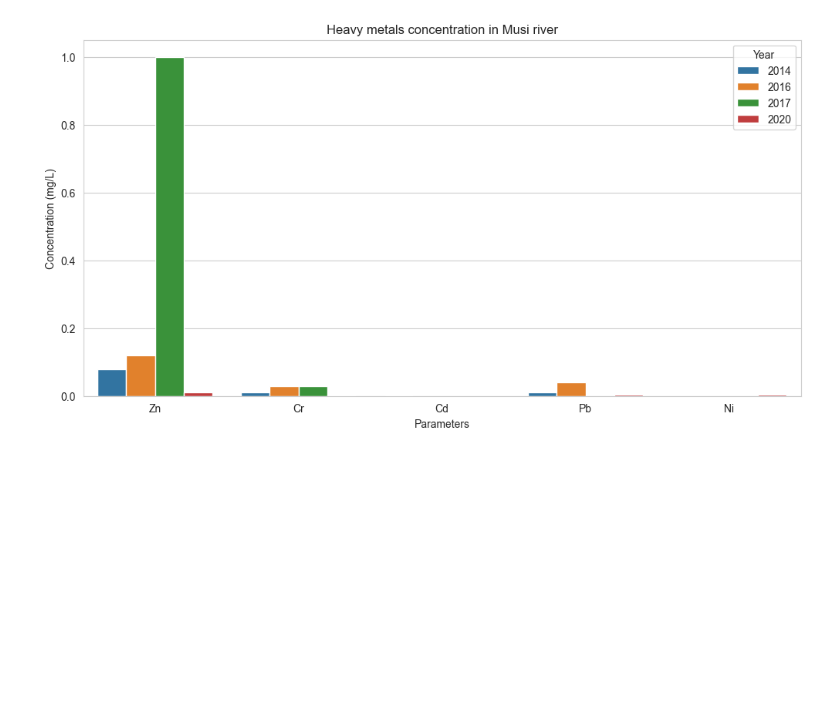
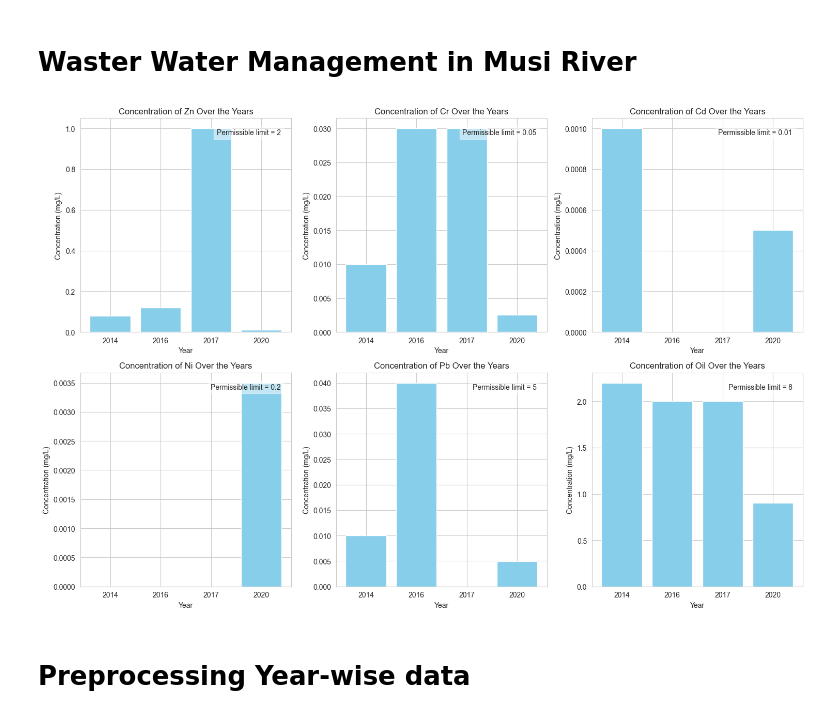
Before and after one commit to ROHIT32767/Musi-River-Water-Quality-Assessment, a Jupyter notebook: Musi/code.ipynb, the cells around one changed output. Saved outputs shown, nothing was run; the diff lists cells and outputs as text; code cells hidden in the pictures; blank space fills up the shorter version.

```diff
--- a/Musi/code.ipynb
+++ b/Musi/code.ipynb
@@ -22,15 +1,44 @@ with open("musi_river.csv", "w", newline='') as csvfile:
-# %%
-import pandas as pd
-import matplotlib.pyplot as plt
-import seaborn as sns
-
-df = pd.read_csv("musi_river.csv")
-metals_df = df.loc[df["Parameters"].isin(["Zn", "Cr", "Cd", "Pb", "Ni"])]
-metals_df = metals_df.melt(id_vars=["Parameters"], var_name="Year", value_name="Concentration")
-plt.figure(figsize=(12, 6))
-sns.barplot(x="Parameters", y="Concentration", hue="Year", data=metals_df)
-plt.ylabel("Concentration (mg/L)")
-plt.title("Heavy metals concentration in Musi river")
-plt.show()
-# %% [output]
-[figure, removed]
+# %% [markdown]
+# Waster Water Management in Musi River
+# %%
+import pandas as pd
+import matplotlib.pyplot as plt
+import seaborn as sns
+import numpy as np
+import pymannkendall as mk
+
+df = pd.read_csv("Data/musi_river.csv")
+parameters_to_plot = ["Zn", "Cr", "Cd", "Ni", "Pb", "Oil"]
+permissible_limits = {
+    "Zn": 2,
+    "Cr": 0.05,
+    "Cd": 0.01,
+    "Ni": 0.2,
+    "Pb": 5,
+    "Oil": 8
+
+}
+fig, axs = plt.subplots(2, 3, figsize=(15, 10))
+axs = axs.flatten()
+
+for i, param in enumerate(parameters_to_plot):
+    ax = axs[i]
+    ax.bar(df.columns[1:], df.loc[df['Parameters'] == param].values[0][1:], color='skyblue')
+    ax.set_title(f'Concentration of {param} Over the Years')
+    ax.set_xlabel('Year')
+    ax.set_ylabel('Concentration (mg/L)')
+    ax.set_xticks(df.columns[1:])
+    ax.grid(True)
+    permissible_limit = permissible_limits[param]
+    ax.text(0.95, 0.95, f'Permissible limit = {permissible_limit}',
+            transform=ax.transAxes, ha='right', va='top', fontsize=10, bbox=dict(facecolor='white', alpha=0.5))
+
+for ax in axs[len(parameters_to_plot):]:
+    ax.axis('off')
+
+plt.tight_layout()
+plt.show()
+# %% [output]
+[figure, added]
+# %% [markdown]
+# Preprocessing Year-wise data
```
Also changed, not shown: parts of 14 cells of this notebook, 7 other files.
